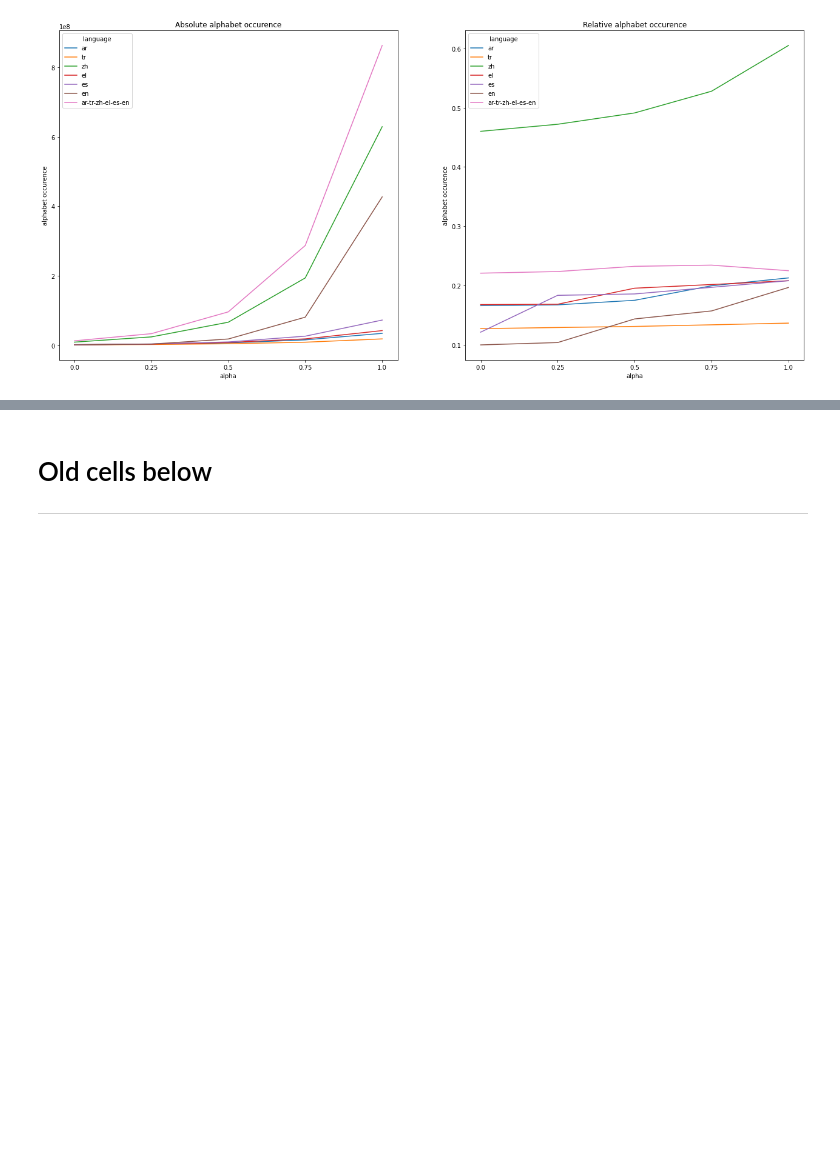
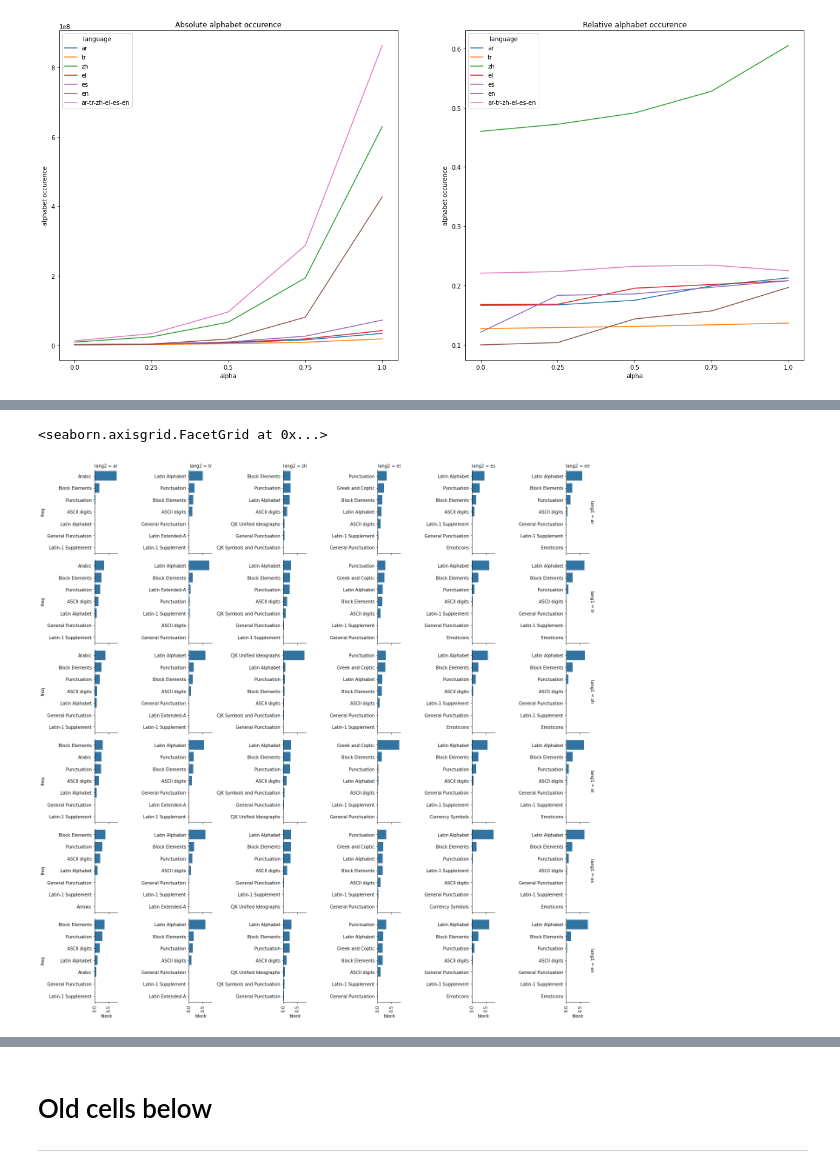
Before and after one commit to tomlimi/entangled_in_scripts, a Jupyter notebook: src/notebooks/1aa_measuring_weighted_tokenizer_properties_alpha.ipynb, the cells around one changed output, grey strips where cells are left out. Drawn from its saved outputs; the diff is of its cells as text; code cells hidden in the pictures; blank space fills up the shorter version.

```diff
--- a/src/notebooks/1aa_measuring_weighted_tokenizer_properties_alpha.ipynb
+++ b/src/notebooks/1aa_measuring_weighted_tokenizer_properties_alpha.ipynb
@@ -140,0 +167,24 @@ for alpha in alphas:
+# %%
+import pandas as pd
+overlap_blocks = pd.DataFrame(overlap_blocks)
+# select alpha 0.0
+overlap_blocks_0 = overlap_blocks[overlap_blocks["alpha"] == "0.0"]
+# filter out multilingual ("ar-tr-zh-el-es-en") lang1 and lang2
+overlap_blocks_0 = overlap_blocks_0[overlap_blocks_0["lang1"] != "ar-tr-zh-el-es-en"]
+overlap_blocks_0 = overlap_blocks_0[overlap_blocks_0["lang2"] != "ar-tr-zh-el-es-en"]
+# plot these overlap blocks as a pairwise piegraph in a grid. x axis is lang2 and y axis is lang1. Each piegraph shows the top 5 blocks
+g = sns.FacetGrid(overlap_blocks_0, col="lang2", row="lang1", margin_titles=True, sharey=False)
+# set xlabel to Language 2 (target language)
+g.set_axis_labels("Language 2 (target language)", "Language 1 (source language)")
+def _plot_one(labels, freqs, **kwargs):
+    # filter first n blocks
+    labels=labels[:7]
+    freqs=freqs[:7]
+    # rotate labels 90 degrees
+    plt.xticks(rotation=90)
+
+    sns.barplot(x=freqs, y=labels, order=labels, **kwargs)
+g.map(_plot_one, "block", "freq", data=overlap_blocks_0)
+# %% [output]
+<seaborn.axisgrid.FacetGrid at 0x...>
+[figure, added]
```
Also changed, not shown: parts of 5 cells of this notebook, 1 other file.
